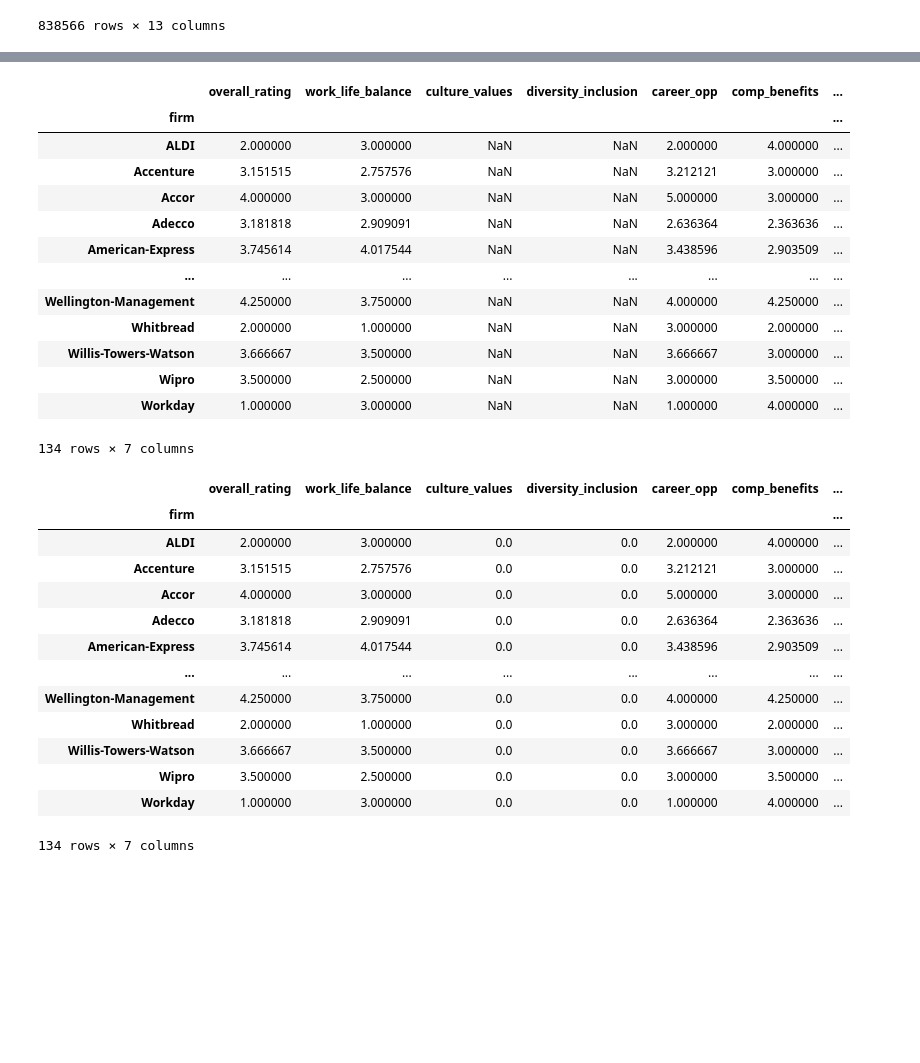
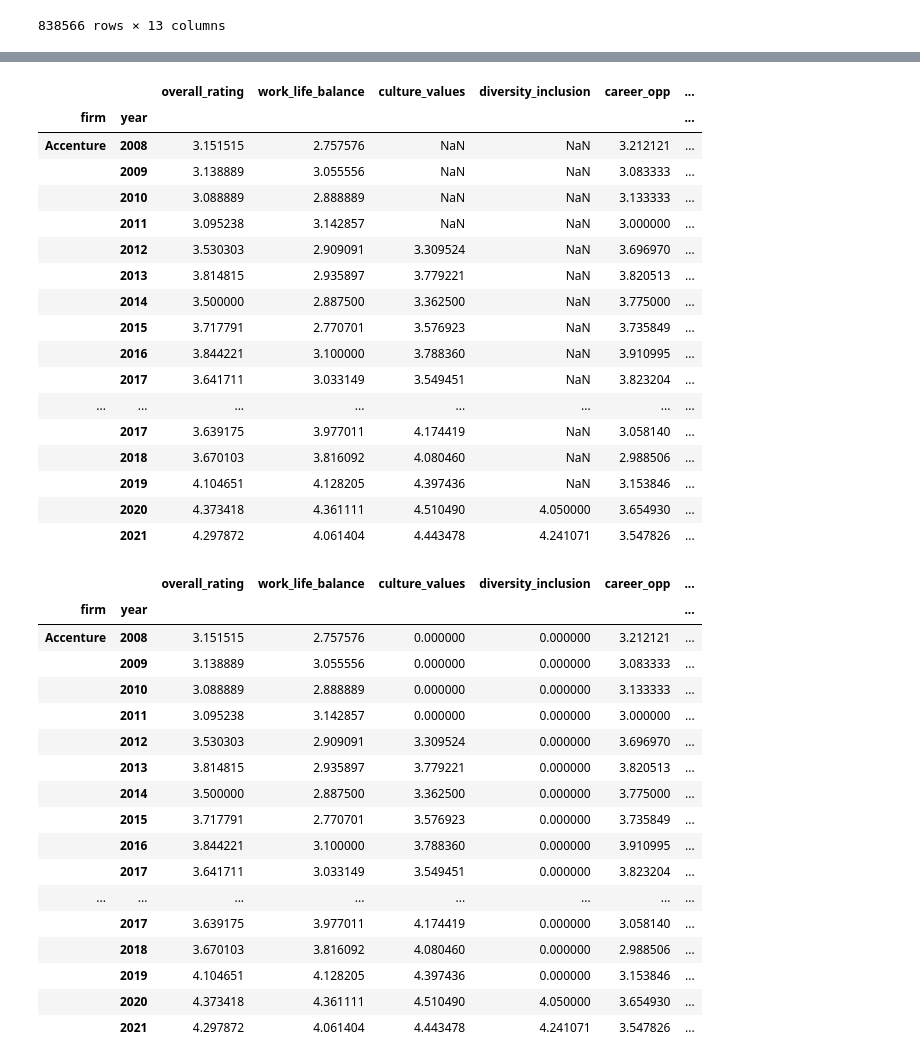
Before and after one commit to NidhiMehrotra22/Project_1_TEAM4, a Jupyter notebook: Project-1_The Greatest Job Satisfaction Soiree-checkpoint.ipynb, the cells around one changed output, grey strips where cells are left out. Saved outputs shown, nothing was run; the diff lists cells and outputs as text; code cells hidden in the pictures; blank space fills up the shorter version.

Commit message:
added year code

```diff
--- a/Project-1_The Greatest Job Satisfaction Soiree-checkpoint.ipynb
+++ b/Project-1_The Greatest Job Satisfaction Soiree-checkpoint.ipynb
@@ -237,7 +238,7 @@ file_new
 | 838565 | 838566 | Department-for-Work-And-Pensions | CSO | Current Employee | NaN | 2 | 2.0 | NaN | ... |
 838566 rows × 13 columns
 # %%
-firm_year_df= file_new.loc[file_new["year"]== "2008", :]
+firm_year_df= file_new.loc[file_new["firm"].isin(["Accenture","the-LEGO-Group"]), :]
 firm_year_df
 # %% [output]
 |  | Unnamed: 0 | firm | job_title | current | location | overall_rating | work_life_balance | culture_values | ... |
@@ -256,6 +257,6 @@ firm_year_df
 # %%
 
-firm_group_year= firm_year_df.groupby(["firm"])
+firm_group_year= firm_year_df.groupby(["firm","year"])
 firm_group_year.head()
 # %% [output]
 |  | Unnamed: 0 | firm | job_title | current | location | overall_rating | work_life_balance | culture_values | ... |
@@ -274,37 +275,45 @@ firm_group_year.head()
 # %%
-firm_group_rating_2008= firm_group_year["overall_rating","work_life_balance","culture_values","diversity_inclusion","career_opp","comp_benefits","senior_mgmt"].mean()
-firm_group_rating_2008
+firm_group_rating_yearly= firm_group_year["overall_rating","work_life_balance","culture_values","diversity_inclusion","career_opp","comp_benefits","senior_mgmt"].mean()
+firm_group_rating_yearly
 # %% [output]
-|  | overall_rating | work_life_balance | culture_values | diversity_inclusion | career_opp | comp_benefits | ... |
-| firm |  |  |  |  |  |  | ... |
-| ALDI | 2.000000 | 3.000000 | NaN | NaN | 2.000000 | 4.000000 | ... |
-| Accenture | 3.151515 | 2.757576 | NaN | NaN | 3.212121 | 3.000000 | ... |
-| Accor | 4.000000 | 3.000000 | NaN | NaN | 5.000000 | 3.000000 | ... |
-| Adecco | 3.181818 | 2.909091 | NaN | NaN | 2.636364 | 2.363636 | ... |
-| American-Express | 3.745614 | 4.017544 | NaN | NaN | 3.438596 | 2.903509 | ... |
+|  |  | overall_rating | work_life_balance | culture_values | diversity_inclusion | career_opp | ... |
+| firm | year |  |  |  |  |  | ... |
+| Accenture | 2008 | 3.151515 | 2.757576 | NaN | NaN | 3.212121 | ... |
+|  | 2009 | 3.138889 | 3.055556 | NaN | NaN | 3.083333 | ... |
+|  | 2010 | 3.088889 | 2.888889 | NaN | NaN | 3.133333 | ... |
+|  | 2011 | 3.095238 | 3.142857 | NaN | NaN | 3.000000 | ... |
+|  | 2012 | 3.530303 | 2.909091 | 3.309524 | NaN | 3.696970 | ... |
+|  | 2013 | 3.814815 | 2.935897 | 3.779221 | NaN | 3.820513 | ... |
+|  | 2014 | 3.500000 | 2.887500 | 3.362500 | NaN | 3.775000 | ... |
+|  | 2015 | 3.717791 | 2.770701 | 3.576923 | NaN | 3.735849 | ... |
+|  | 2016 | 3.844221 | 3.100000 | 3.788360 | NaN | 3.910995 | ... |
+|  | 2017 | 3.641711 | 3.033149 | 3.549451 | NaN | 3.823204 | ... |
 | ... | ... | ... | ... | ... | ... | ... | ... |
-| Wellington-Management | 4.250000 | 3.750000 | NaN | NaN | 4.000000 | 4.250000 | ... |
-| Whitbread | 2.000000 | 1.000000 | NaN | NaN | 3.000000 | 2.000000 | ... |
-| Willis-Towers-Watson | 3.666667 | 3.500000 | NaN | NaN | 3.666667 | 3.000000 | ... |
-| Wipro | 3.500000 | 2.500000 | NaN | NaN | 3.000000 | 3.500000 | ... |
-| Workday | 1.000000 | 3.000000 | NaN | NaN | 1.000000 | 4.000000 | ... |
+|  | 2017 | 3.639175 | 3.977011 | 4.174419 | NaN | 3.058140 | ... |
+|  | 2018 | 3.670103 | 3.816092 | 4.080460 | NaN | 2.988506 | ... |
+|  | 2019 | 4.104651 | 4.128205 | 4.397436 | NaN | 3.153846 | ... |
+|  | 2020 | 4.373418 | 4.361111 | 4.510490 | 4.050000 | 3.654930 | ... |
+|  | 2021 | 4.297872 | 4.061404 | 4.443478 | 4.241071 | 3.547826 | ... |
-134 rows × 7 columns
 # %%
-firm_group_rating_2008 = firm_group_rating_2008.fillna(0)
-firm_group_rating_2008
+firm_group_rating_yearly = firm_group_rating_yearly.fillna(0)
+firm_group_rating_yearly
 # %% [output]
-|  | overall_rating | work_life_balance | culture_values | diversity_inclusion | career_opp | comp_benefits | ... |
-| firm |  |  |  |  |  |  | ... |
-| ALDI | 2.000000 | 3.000000 | 0.0 | 0.0 | 2.000000 | 4.000000 | ... |
-| Accenture | 3.151515 | 2.757576 | 0.0 | 0.0 | 3.212121 | 3.000000 | ... |
-| Accor | 4.000000 | 3.000000 | 0.0 | 0.0 | 5.000000 | 3.000000 | ... |
-| Adecco | 3.181818 | 2.909091 | 0.0 | 0.0 | 2.636364 | 2.363636 | ... |
-| American-Express | 3.745614 | 4.017544 | 0.0 | 0.0 | 3.438596 | 2.903509 | ... |
+|  |  | overall_rating | work_life_balance | culture_values | diversity_inclusion | career_opp | ... |
+| firm | year |  |  |  |  |  | ... |
+| Accenture | 2008 | 3.151515 | 2.757576 | 0.000000 | 0.000000 | 3.212121 | ... |
+|  | 2009 | 3.138889 | 3.055556 | 0.000000 | 0.000000 | 3.083333 | ... |
+|  | 2010 | 3.088889 | 2.888889 | 0.000000 | 0.000000 | 3.133333 | ... |
+|  | 2011 | 3.095238 | 3.142857 | 0.000000 | 0.000000 | 3.000000 | ... |
+|  | 2012 | 3.530303 | 2.909091 | 3.309524 | 0.000000 | 3.696970 | ... |
+|  | 2013 | 3.814815 | 2.935897 | 3.779221 | 0.000000 | 3.820513 | ... |
+|  | 2014 | 3.500000 | 2.887500 | 3.362500 | 0.000000 | 3.775000 | ... |
+|  | 2015 | 3.717791 | 2.770701 | 3.576923 | 0.000000 | 3.735849 | ... |
+|  | 2016 | 3.844221 | 3.100000 | 3.788360 | 0.000000 | 3.910995 | ... |
+|  | 2017 | 3.641711 | 3.033149 | 3.549451 | 0.000000 | 3.823204 | ... |
 | ... | ... | ... | ... | ... | ... | ... | ... |
-| Wellington-Management | 4.250000 | 3.750000 | 0.0 | 0.0 | 4.000000 | 4.250000 | ... |
-| Whitbread | 2.000000 | 1.000000 | 0.0 | 0.0 | 3.000000 | 2.000000 | ... |
-| Willis-Towers-Watson | 3.666667 | 3.500000 | 0.0 | 0.0 | 3.666667 | 3.000000 | ... |
-| Wipro | 3.500000 | 2.500000 | 0.0 | 0.0 | 3.000000 | 3.500000 | ... |
-| Workday | 1.000000 | 3.000000 | 0.0 | 0.0 | 1.000000 | 4.000000 | ... |
+|  | 2017 | 3.639175 | 3.977011 | 4.174419 | 0.000000 | 3.058140 | ... |
+|  | 2018 | 3.670103 | 3.816092 | 4.080460 | 0.000000 | 2.988506 | ... |
+|  | 2019 | 4.104651 | 4.128205 | 4.397436 | 0.000000 | 3.153846 | ... |
+|  | 2020 | 4.373418 | 4.361111 | 4.510490 | 4.050000 | 3.654930 | ... |
+|  | 2021 | 4.297872 | 4.061404 | 4.443478 | 4.241071 | 3.547826 | ... |
-134 rows × 7 columns
 # %%
```
Also changed, not shown: parts of 7 cells of this notebook.
